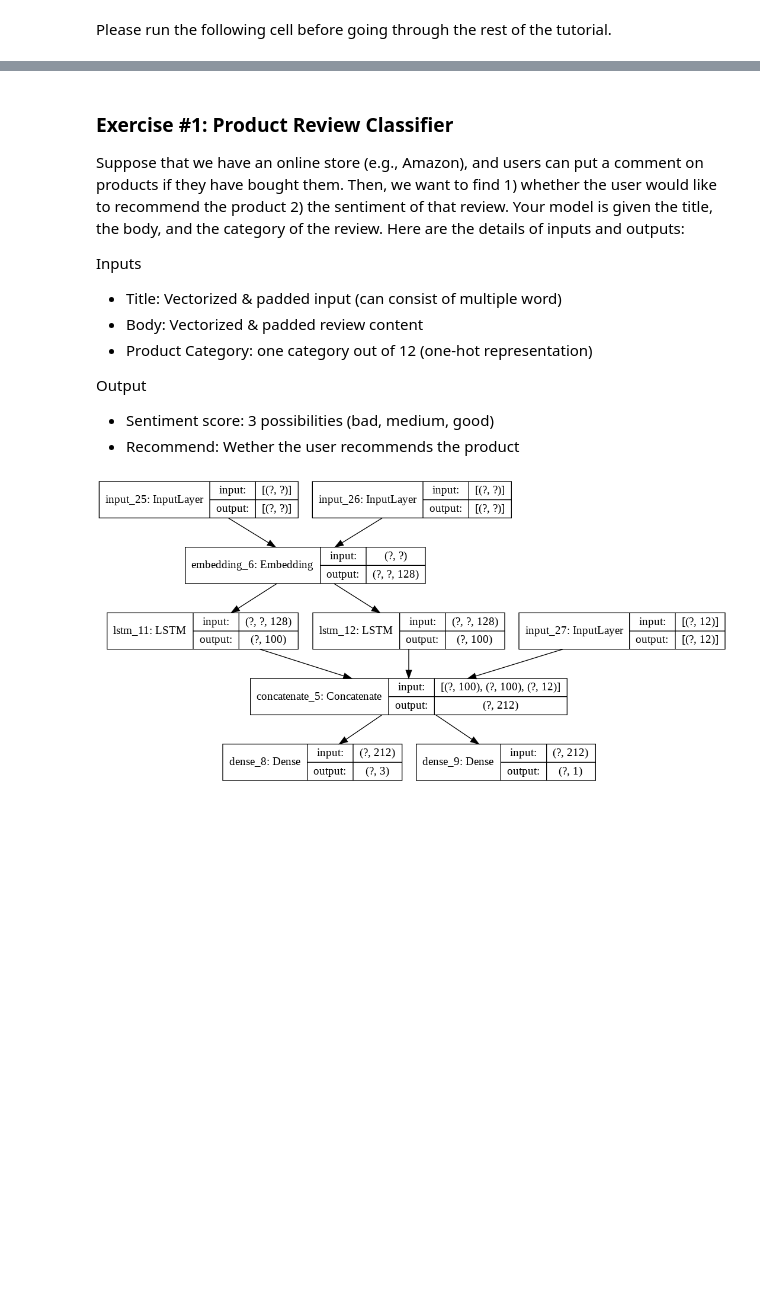
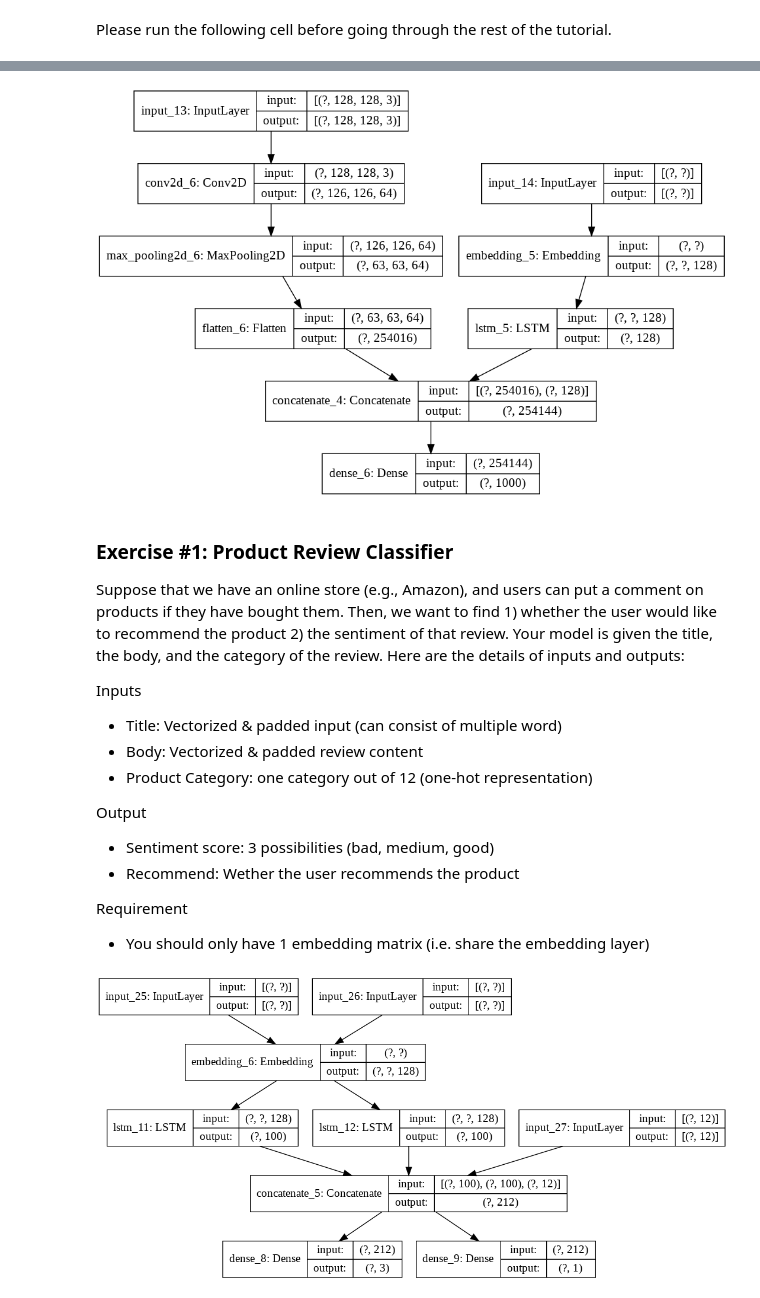
Before and after one commit to iust-deep-learning/tensorflow-2-tutorial, a Jupyter notebook: part_03_model_design_apis/notebook.ipynb, the cells around one changed output, grey strips where cells are left out. Cells and saved outputs as stored; diff of their text form; code cells hidden in the pictures; blank space fills up the shorter version.

```diff
--- a/part_03_model_design_apis/notebook.ipynb
+++ b/part_03_model_design_apis/notebook.ipynb
@@ -38,3 +218,44 @@ TensorFlow 2.x selected.
+# %%
+import tensorflow as tf
+from tensorflow.keras.layers import Input, Conv2D, MaxPooling2D, Flatten, Embedding, LSTM, Dense
+
+# image input
+image_input = Input(shape=(128, 128, 3))
+
+# Encode the image into an abstract
+# representation
+encoded_image = Conv2D(64, (3, 3),
+       activation='relu')(image_input)
+encoded_image = MaxPooling2D()(encoded_image)
+encoded_image = Flatten()(encoded_image)
+
+# Vectorized input question
+question_input = Input(shape=(None,),
+                       dtype='int32')
+
+# Encode the question into a single-
+# vector representation
+embedded = Embedding(
+    input_dim=5000,
+    output_dim=128,
+    mask_zero=True)(question_input)
+
+encoded_question = LSTM(128)(embedded)
+
+# Concat the vector representations
+merged = layers.concatenate([
+    encoded_image, encoded_question])
+
+# Use an MLP to produce the output
+output = Dense(1000,
+    activation='softmax')(merged)
+
+model = tf.keras.Model([image_input, question_input], output)
+model.summary()
+# %%
+tf.keras.utils.plot_model(model, 'plot.png', show_shapes=True)
+# %% [output]
+[figure, added]
 # %% [markdown]
 ### Exercise #1: Product Review Classifier
 Suppose that we have an online store (e.g., Amazon), and users can put a comment on products if they have bought them. Then, we want to find 1) whether the user would like to recommend the product 2) the sentiment of that review. Your model is given the title, the body, and the category of the review.
@@ -48,6 +269,9 @@ Inputs
 Output
 -  Sentiment score: 3 possibilities (bad, medium, good)
 -  Recommend: Wether the user recommends the product
+
+Requirement
+- You should only have 1 embedding matrix (i.e. share the embedding layer)
 # %%
 num_categories = 12
 
```
Also changed, not shown: parts of 64 cells of this notebook.
